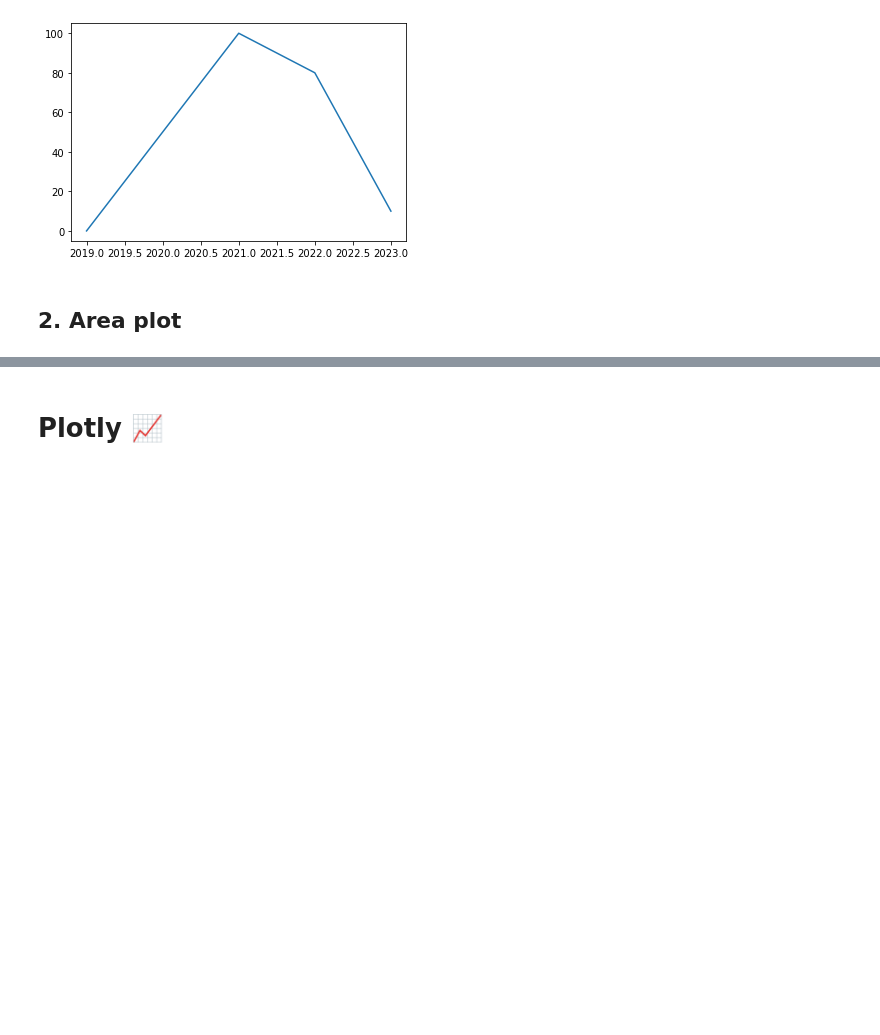
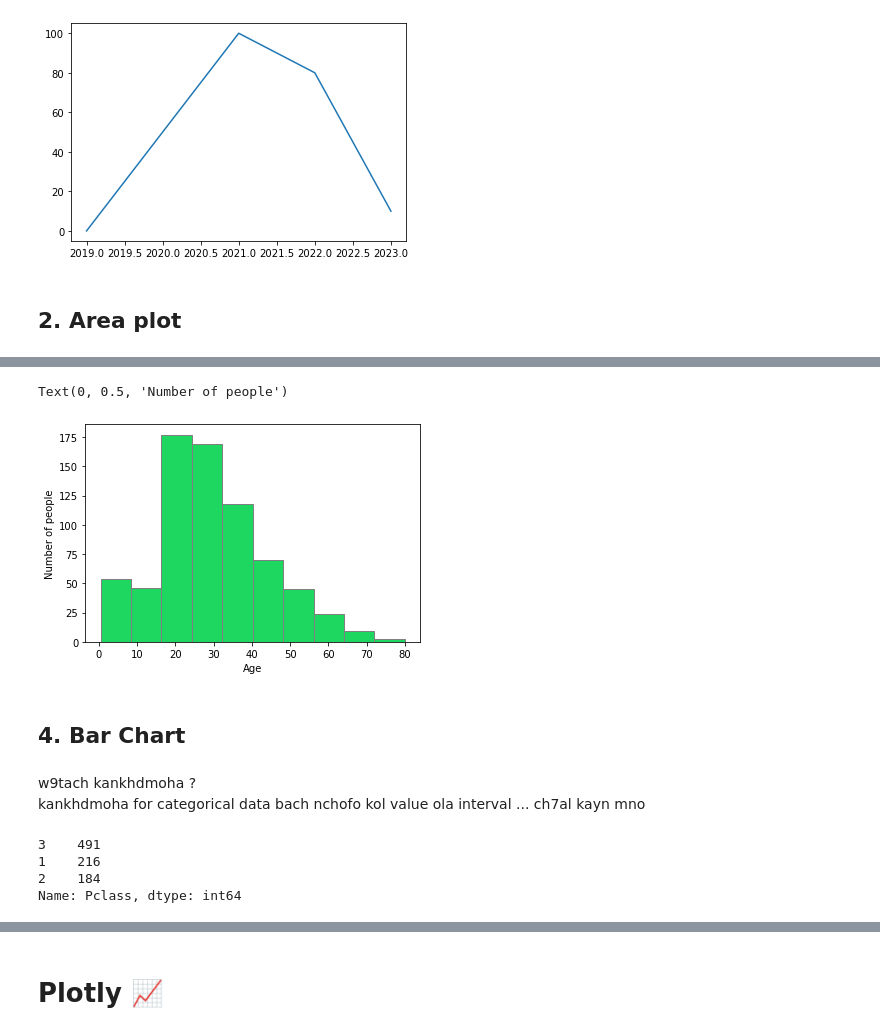
Before and after one commit to KOBeerose/Data-Science-Cell-Training, a Jupyter notebook: 5- Data Visualization/Data Visualization.ipynb, the cells around one changed output, grey strips where cells are left out. Cells and saved outputs as stored; diff of their text form; code cells hidden in the pictures; blank space fills up the shorter version.

```diff
--- a/5- Data Visualization/Data Visualization.ipynb
+++ b/5- Data Visualization/Data Visualization.ipynb
@@ -46,0 +79,22 @@ plt.plot(covid_cases.deaths)
+# %%
+plt.hist(titanic.Age,
+        bins=10,
+        facecolor="#1ed760",
+        edgecolor="grey")
+plt.xlabel("Age")
+plt.ylabel("Number of people")
+# %% [output]
+Text(0, 0.5, 'Number of people')
+[figure, added]
+# %% [markdown]
+<h2 id="hist">4. Bar Chart</h1>
+# %% [markdown]
+w9tach kankhdmoha ?<br>
+kankhdmoha for categorical data bach nchofo kol value ola interval ... ch7al kayn mno
+# %%
+titanic.Pclass.value_counts()
+# %% [output]
+3    491
+1    216
+2    184
+Name: Pclass, dtype: int64
```
Also changed, not shown: parts of 26 cells of this notebook.
